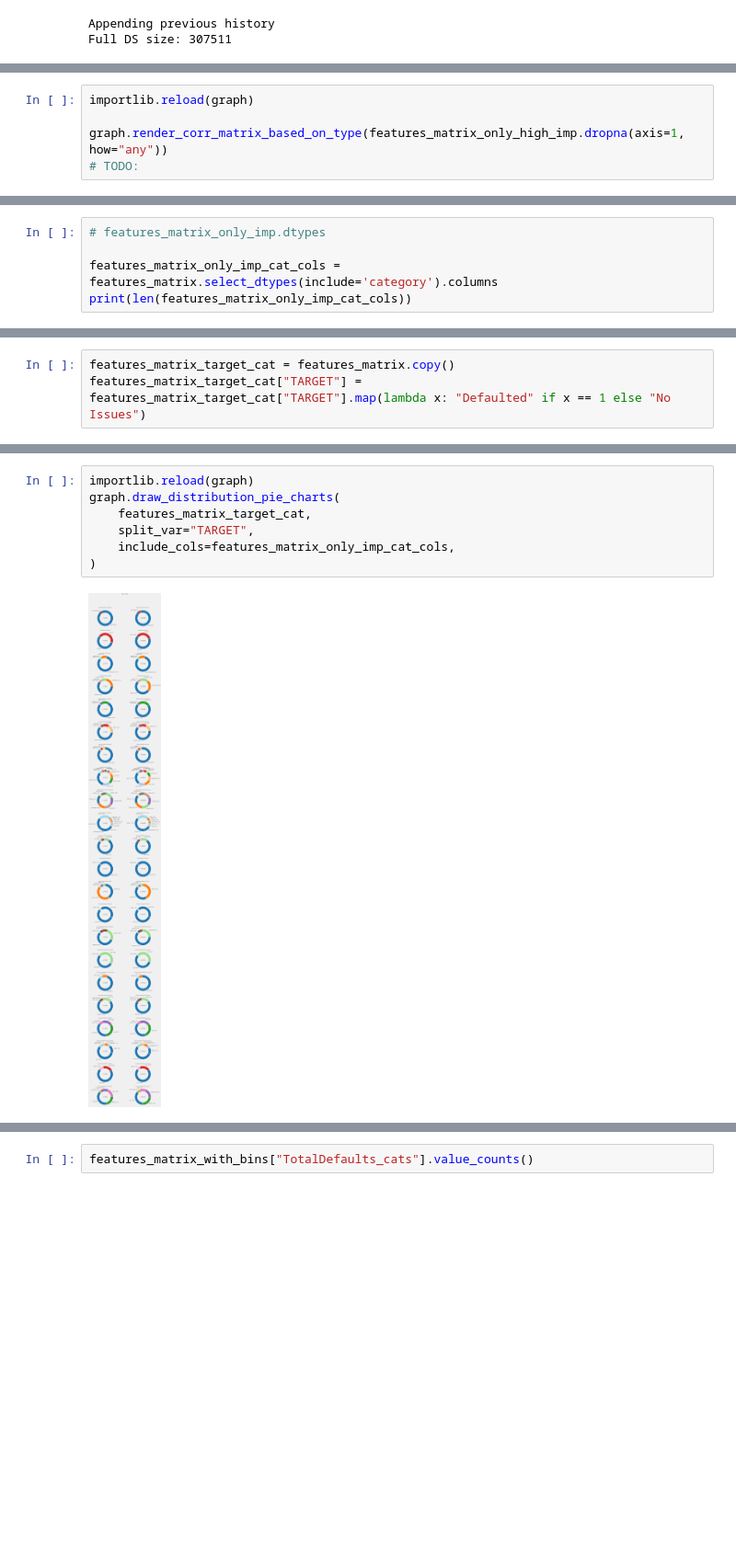
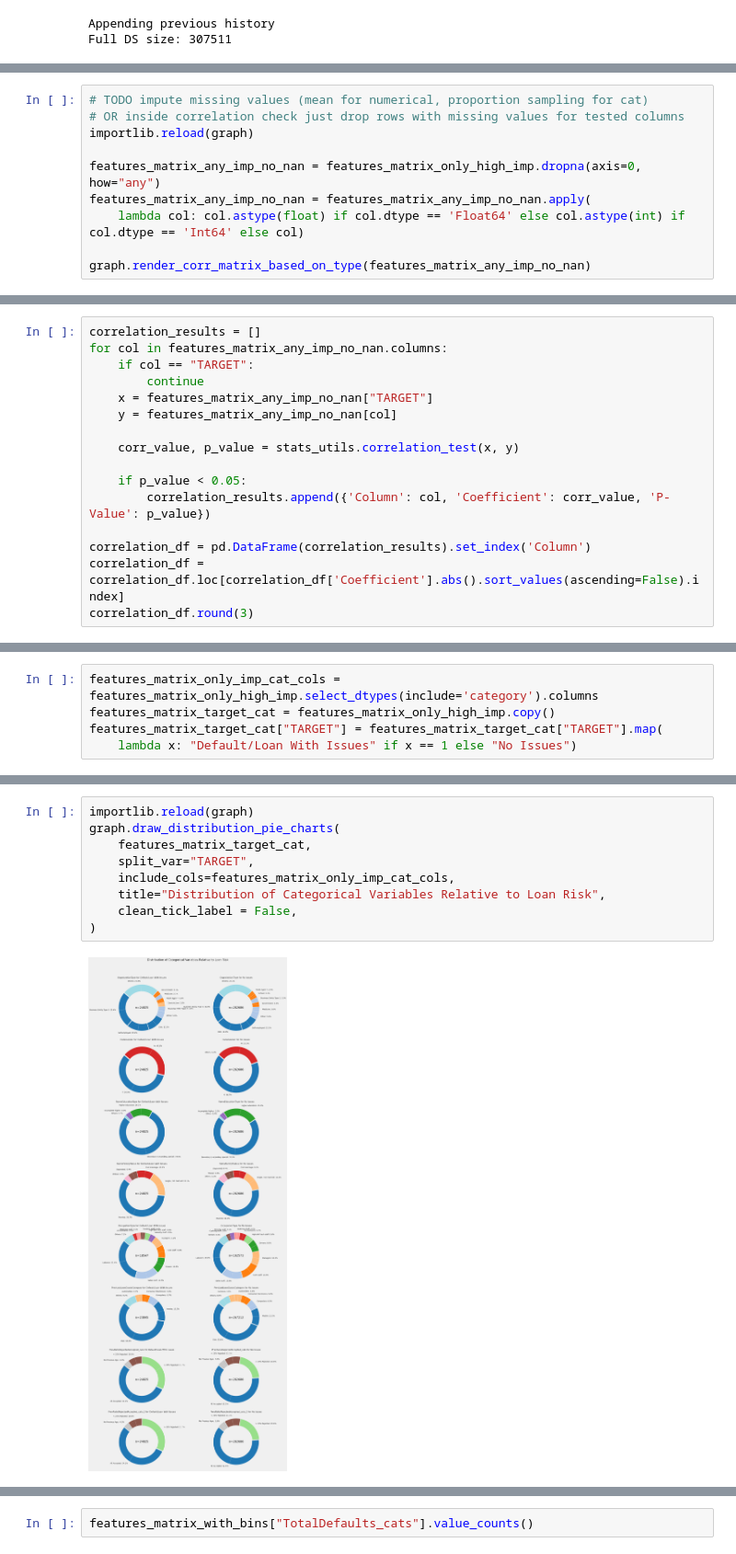
Before and after one commit to qwyt/HomeCreditDefaultRisk, a Jupyter notebook: Notebooks/EDA.ipynb, the cells around one changed output, grey strips where cells are left out. Shown at 92% size. Saved outputs shown, nothing was run; the diff lists cells and outputs as text; blank space fills up the shorter version.

```diff
--- a/Notebooks/EDA.ipynb
+++ b/Notebooks/EDA.ipynb
@@ -34,6 +93,11 @@ features_matrix_any_imp = features_matrix[shared_utils.ANY_IMP_FEATURES]
 # %%
+# TODO impute missing values (mean for numerical, proportion sampling for cat)
+# OR inside correlation check just drop rows with missing values for tested columns
 importlib.reload(graph)
 
-graph.render_corr_matrix_based_on_type(features_matrix_only_high_imp.dropna(axis=1, how="any"))
-# TODO:
+features_matrix_any_imp_no_nan = features_matrix_only_high_imp.dropna(axis=0, how="any")
+features_matrix_any_imp_no_nan = features_matrix_any_imp_no_nan.apply(
+    lambda col: col.astype(float) if col.dtype == 'Float64' else col.astype(int) if col.dtype == 'Int64' else col)
+
+graph.render_corr_matrix_based_on_type(features_matrix_any_imp_no_nan)
 # %% [output]
@@ -40,0 +107,16 @@ graph.render_corr_matrix_based_on_type(features_matrix_only_high_imp.dropna(axis
+# %%
+correlation_results = []
+for col in features_matrix_any_imp_no_nan.columns:
+    if col == "TARGET":
+        continue
+    x = features_matrix_any_imp_no_nan["TARGET"]
+    y = features_matrix_any_imp_no_nan[col]
+
+    corr_value, p_value = stats_utils.correlation_test(x, y)
+
+    if p_value < 0.05:
+        correlation_results.append({'Column': col, 'Coefficient': corr_value, 'P-Value': p_value})
+
+correlation_df = pd.DataFrame(correlation_results).set_index('Column')
+correlation_df = correlation_df.loc[correlation_df['Coefficient'].abs().sort_values(ascending=False).index]
+correlation_df.round(3)
@@ -41,5 +154,5 @@ graph.render_corr_matrix_based_on_type(features_matrix_only_high_imp.dropna(axis
 # %%
-# features_matrix_only_imp.dtypes
-
-features_matrix_only_imp_cat_cols = features_matrix.select_dtypes(include='category').columns
-print(len(features_matrix_only_imp_cat_cols))
+features_matrix_only_imp_cat_cols = features_matrix_only_high_imp.select_dtypes(include='category').columns
+features_matrix_target_cat = features_matrix_only_high_imp.copy()
+features_matrix_target_cat["TARGET"] = features_matrix_target_cat["TARGET"].map(
+    lambda x: "Default/Loan With Issues" if x == 1 else "No Issues")
@@ -48,3 +158,0 @@ print(len(features_matrix_only_imp_cat_cols))
-# %%
-features_matrix_target_cat = features_matrix.copy()
-features_matrix_target_cat["TARGET"] = features_matrix_target_cat["TARGET"].map(lambda x: "Defaulted" if x == 1 else "No Issues")
@@ -51,10 +165,12 @@ features_matrix_target_cat["TARGET"] = features_matrix_target_cat["TARGET"].map(
 # %%
 importlib.reload(graph)
 graph.draw_distribution_pie_charts(
     features_matrix_target_cat,
     split_var="TARGET",
     include_cols=features_matrix_only_imp_cat_cols,
+    title="Distribution of Categorical Variables Relative to Loan Risk",
+    clean_tick_label = False,
 )
 # %% [output]
-[figure, old version]
+[figure, new version]
 # %%
```
Also changed, not shown: parts of 32 cells of this notebook, 6 other files.
